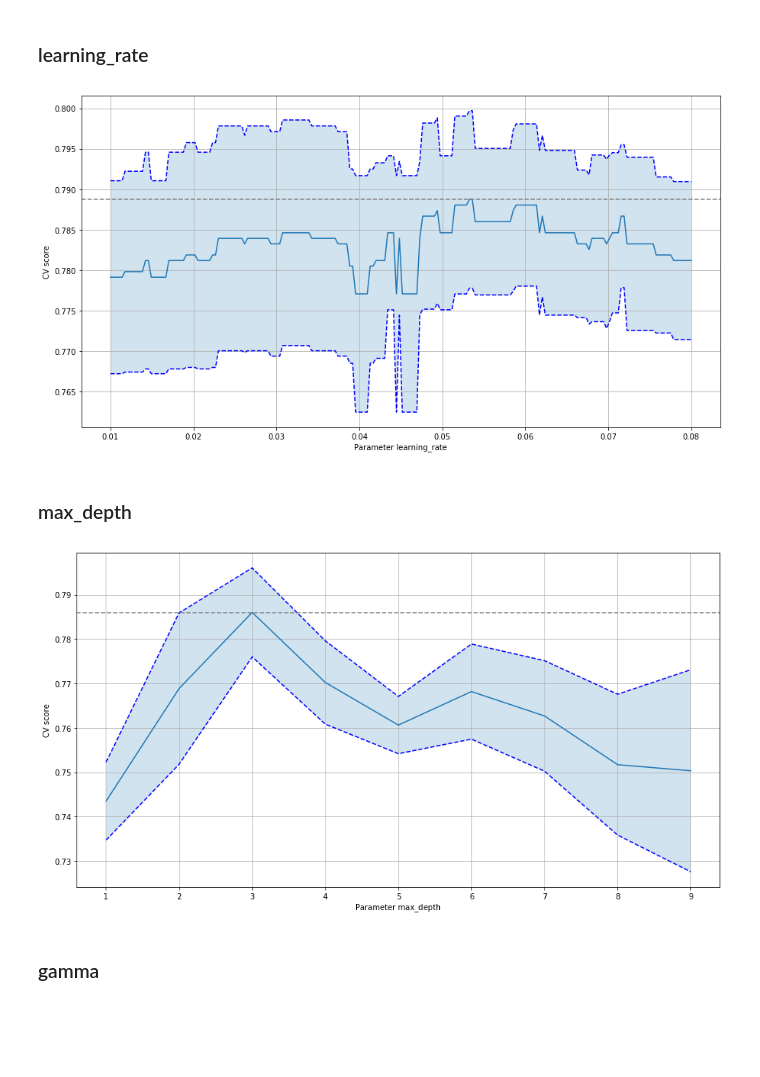
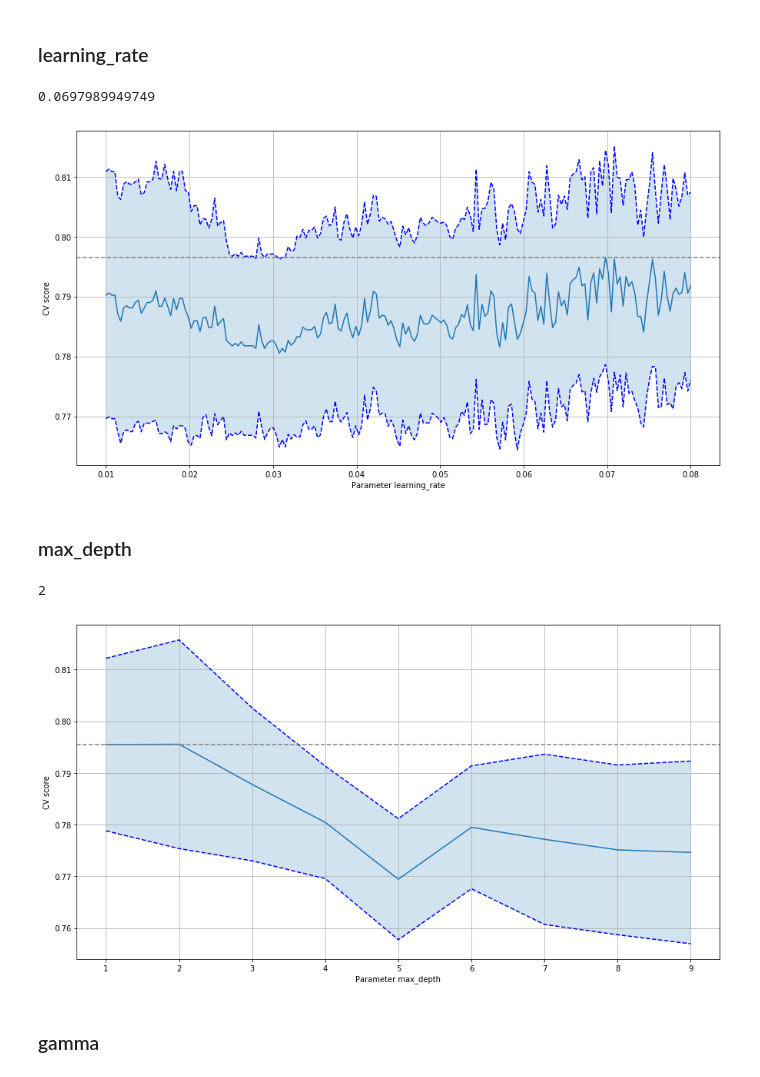
Before and after one commit to ADCryptoSolutions/adcb, a Jupyter notebook: parameter_optimization.ipynb, the cells around one changed output. Cells and saved outputs as stored; diff of their text form; code cells hidden in the pictures; blank space fills up the shorter version.

```diff
--- a/parameter_optimization.ipynb
+++ b/parameter_optimization.ipynb
@@ -85,9 +84,11 @@ from sklearn.pipeline import Pipeline
 from sklearn.model_selection import cross_val_score
 from sklearn.model_selection import GridSearchCV
 
-features = ["price","rsi","cci","macds","macd","wr","trix","vr"]
+features = ['cci', 'dma', 'feat1', 'feat2', 'kdjj', 'rsi', 'trix']
 
 X, y = data[features], data["ideal_w"]
+
+n_folds = 5
 # %% [markdown]
 ## Validación cruzada XGBoost
 # %% [markdown]
@@ -110,7 +111,7 @@ scores_std = list()
 for bs in params:
     xgb.base_score = bs
 
-    this_scores = cross_val_score(xgb, X, y, n_jobs=-1);
+    this_scores = cross_val_score(xgb, X, y, n_jobs=-1, scoring='precision', cv =n_folds);
 
     # calculando promedio y std de las validaciones cruzadas
     scores.append(np.mean(this_scores))
@@ -132,7 +133,7 @@ plt.show()
 ### n_estimators
 # %%
 parameter = "n_estimators"
-params = range(1,12)
+params = range(20,40)
 #params = np.logspace(-10, 0, 10)
 xgb = XGBClassifier()
 
@@ -142,7 +143,7 @@ scores_std = list()
 for bs in params:
     xgb.n_estimators = bs
 
-    this_scores = cross_val_score(xgb, X, y, n_jobs=-1)
+    this_scores = cross_val_score(xgb, X, y, n_jobs=-1, scoring='precision', cv= n_folds)
 
     # calculando promedio y std de las validaciones cruzadas
     scores.append(np.mean(this_scores))
@@ -166,13 +167,14 @@ plt.show()
 parameter = "learning_rate"
 alphas = np.linspace(0.01, 0.08, 200)
 tuned_parameters = [{parameter: alphas}]
-n_folds = 3
 
-clf = GridSearchCV(xgb, tuned_parameters, cv=n_folds, refit=False, n_jobs=-1)
+
+clf = GridSearchCV(xgb, tuned_parameters, cv=n_folds, refit=False, n_jobs=-1,scoring='precision')
 clf.fit(X, y)
 scores = clf.cv_results_['mean_test_score']
 scores_std = clf.cv_results_['std_test_score']
 
+print alphas[np.argmax(scores)]
 plt.plot(alphas, scores)
 std_error = scores_std / np.sqrt(n_folds)
 plt.plot(alphas, scores + std_error, 'b--')
@@ -188,36 +190,38 @@ plt.grid()
 #plt.ylim(0, 1.1)
 plt.show()
 # %% [output]
+0.0697989949749
-[figure, old version]
+[figure, new version]
 # %% [markdown]
 ### max_depth
 # %%
 parameter = "max_depth"
 alphas = range(1,10)
 tuned_parameters = [{parameter: alphas}]
-n_folds = 3
 
-clf = GridSearchCV(xgb, tuned_parameters, cv=n_folds, refit=False, n_jobs=-1)
+clf = GridSearchCV(xgb, tuned_parameters, cv=n_folds, refit=False, n_jobs=-1, scoring='precision')
 clf.fit(X, y)
 scores = clf.cv_results_['mean_test_score']
 scores_std = clf.cv_results_['std_test_score']
 
+print alphas[np.argmax(scores)]
 plt.plot(alphas, scores)
 std_error = scores_std / np.sqrt(n_folds)
 plt.plot(alphas, scores + std_error, 'b--')
 plt.plot(alphas, scores - std_error, 'b--')
 std_error = scores_std / np.sqrt(n_folds)
 plt.fill_between(alphas, scores + std_error, scores - std_error, alpha=0.2)
 locs, labels = plt.yticks()
 #plt.yticks(locs, list(map(lambda x: "%g" % x, locs)))
 plt.axhline(np.max(scores), linestyle='--', color='.5')
 plt.ylabel('CV score')
 plt.xlabel('Parameter %s'%parameter)
 plt.grid()
 #plt.ylim(0, 1.1)
 plt.show()
 # %% [output]
+2
-[figure, old version]
+[figure, new version]
 # %% [markdown]
 ### gamma
 # %%
```
Also changed, not shown: parts of 19 cells of this notebook, 7 other files.
